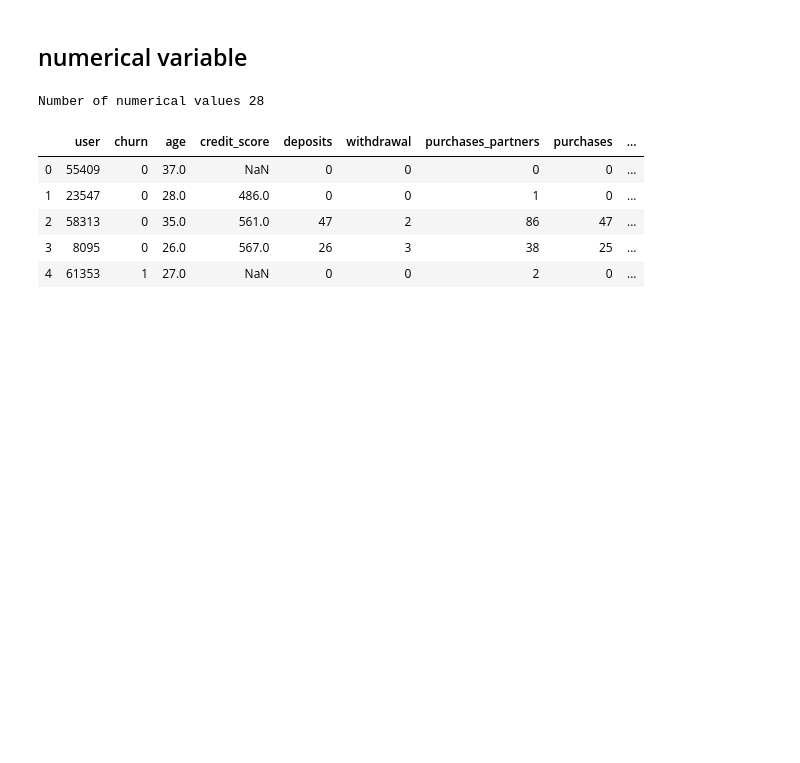
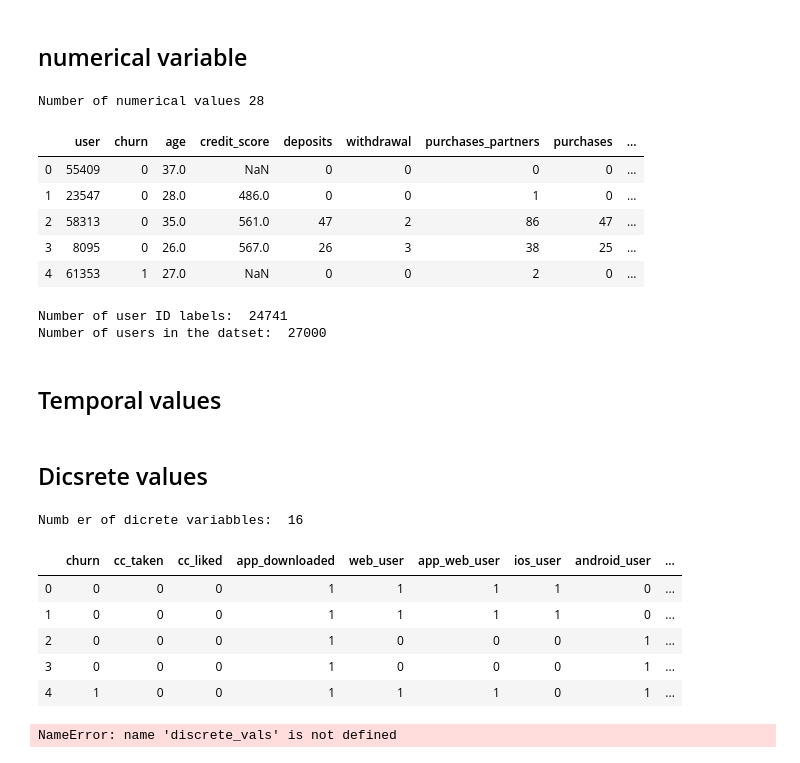
Before and after one commit to Joseorina/deploy_ml_models, a Jupyter notebook: data_analysis.ipynb, the cells around one changed output. Drawn from its saved outputs; the diff is of its cells as text; code cells hidden in the pictures; blank space fills up the shorter version.

Commit message:
[data anlaysis]

```diff
--- a/data_analysis.ipynb
+++ b/data_analysis.ipynb
@@ -65,3 +65,39 @@ Number of numerical values 28
 | 2 | 58313 | 0 | 35.0 | 561.0 | 47 | 2 | 86 | 47 | ... |
 | 3 | 8095 | 0 | 26.0 | 567.0 | 26 | 3 | 38 | 25 | ... |
 | 4 | 61353 | 1 | 27.0 | NaN | 0 | 0 | 2 | 0 | ... |
+# %%
+print('Number of user ID labels: ', len(data.user.unique()))
+print('Number of users in the datset: ', len(data))
+# %% [output]
+Number of user ID labels:  24741
+Number of users in the datset:  27000
+# %% [markdown]
+## Temporal values
+# %% [markdown]
+## Dicsrete values
+# %%
+dicrete_vals = [var for var in num_vars if len(data[var].unique())<20]
+print('Numb er of dicrete variabbles: ', len(dicrete_vals))
+# %% [output]
+Numb er of dicrete variabbles:  16
+# %%
+data[dicrete_vals].head()
+# %% [output]
+|  | churn | cc_taken | cc_liked | app_downloaded | web_user | app_web_user | ios_user | android_user | ... |
+| 0 | 0 | 0 | 0 | 1 | 1 | 1 | 1 | 0 | ... |
+| 1 | 0 | 0 | 0 | 1 | 1 | 1 | 1 | 0 | ... |
+| 2 | 0 | 0 | 0 | 1 | 0 | 0 | 0 | 1 | ... |
+| 3 | 0 | 0 | 0 | 1 | 0 | 0 | 0 | 1 | ... |
+| 4 | 1 | 0 | 0 | 1 | 1 | 1 | 0 | 1 | ... |
+# %%
+def analyse_discrete(df, var):
+    df = df.copy()
+    plt.groupby(var)['churn'].mean().plot.bar()
+    plt.title(var)
+    plt.ylabel('Churn')
+    plt.show()
+
+for var in discrete_vals:
+    analyse_discrete(data, var)
+# %% [output]
+NameError: name 'discrete_vals' is not defined
```
